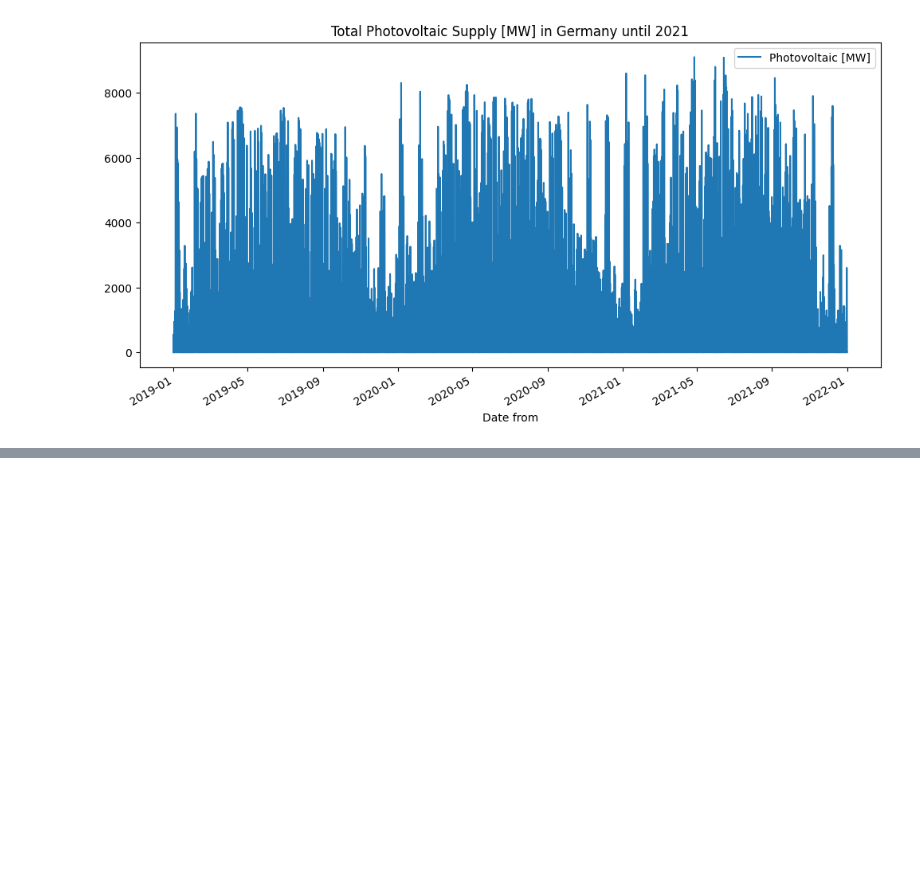
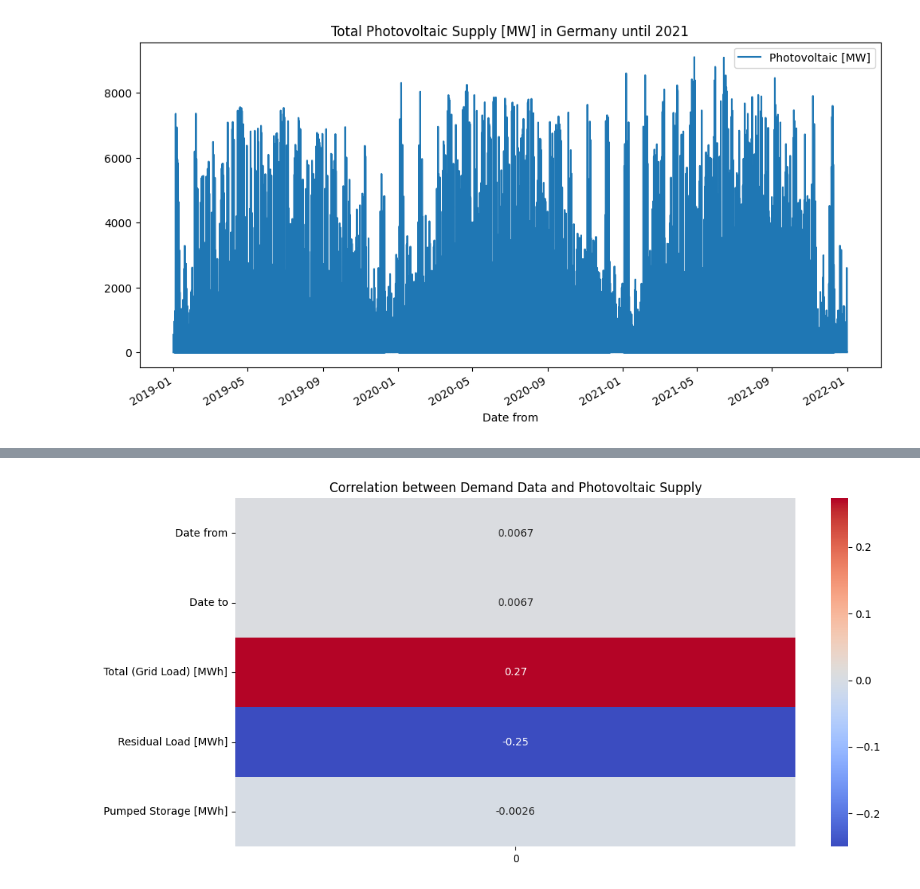
Before and after one commit to UBela/GRUeneEnergie, a Jupyter notebook: pre_processing_data.ipynb, the cells around one changed output, grey strips where cells are left out. Cells and saved outputs as stored; diff of their text form; code cells hidden in the pictures; blank space fills up the shorter version.

```diff
--- a/pre_processing_data.ipynb
+++ b/pre_processing_data.ipynb
@@ -310,0 +377,8 @@ Series([], dtype: int64)
+# %%
+#TODO plot pearson correlation between demand data and photo voltaic supply and weather and photo voltaic supply
+plt.figure(figsize=(12, 6))
+sns.heatmap(demand_data_train.corrwith(supply_data_train['Photovoltaic [MW]']).to_frame(), annot=True, cmap='coolwarm')
+plt.title("Correlation between Demand Data and Photovoltaic Supply")
+plt.show()
+# %% [output]
+[figure, added]
```
Also changed, not shown: parts of 27 cells of this notebook.
